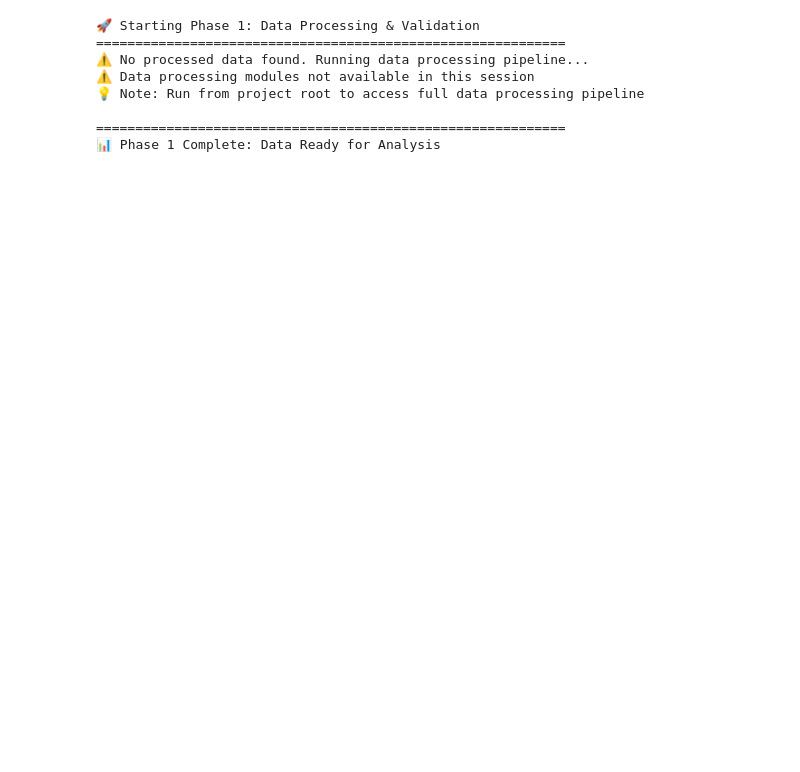
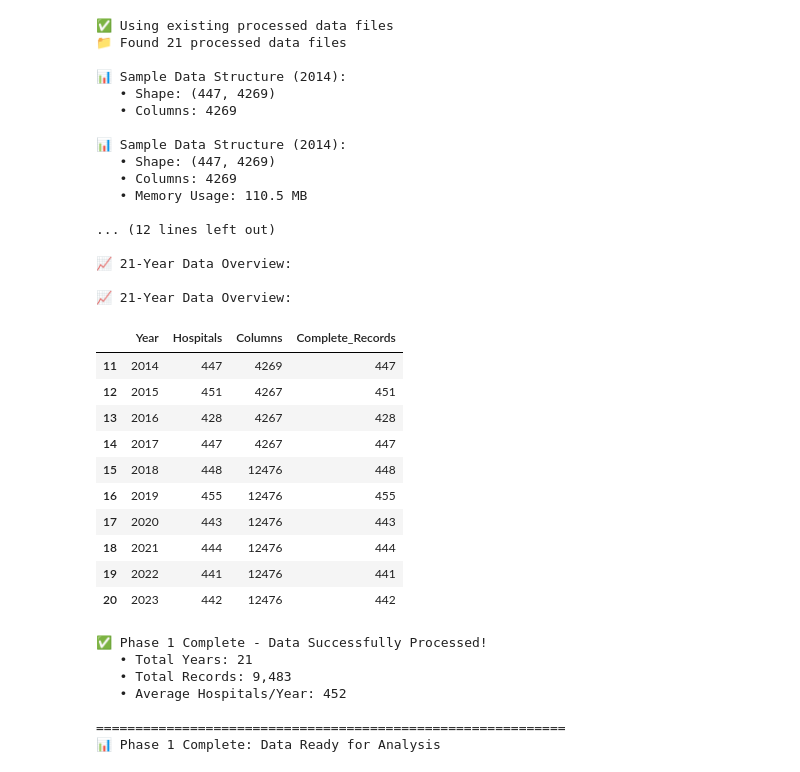
Before and after one commit to esengendo/hospital-financial-intelligence, a Jupyter notebook: notebooks/Hospital_Financial_Intelligence_Presentation.ipynb, the cells around one changed output. Saved outputs shown, nothing was run; the diff lists cells and outputs as text; code cells hidden in the pictures; blank space fills up the shorter version.

```diff
--- a/notebooks/Hospital_Financial_Intelligence_Presentation.ipynb
+++ b/notebooks/Hospital_Financial_Intelligence_Presentation.ipynb
@@ -356,10 +134,10 @@ The following cell demonstrates our enterprise-grade data processing pipeline in
 # %%
 # Phase 1: Data Processing & Validation
-print("🚀 Starting Phase 1: Data Processing & Validation")
-print("=" * 60)
+from pathlib import Path
+import pandas as pd
 
 # Check for processed data - use existing if available
-processed_data_path = Path('./data/processed')
+processed_data_path = project_root / 'data' / 'processed'
 if processed_data_path.exists() and any(processed_data_path.glob('*.parquet')):
     print("✅ Using existing processed data files")
 
@@ -418,7 +196,6 @@ if processed_data_path.exists() and any(processed_data_path.glob('*.parquet')):
         summary_df = pd.DataFrame(all_years_summary)
         print(f"\n📈 21-Year Data Overview:")
         display(summary_df.tail(10))  # Show last 10 years
-
         print(f"\n✅ Phase 1 Complete - Data Successfully Processed!")
         print(f"   • Total Years: {len(processed_files)}")
         print(f"   • Total Records: {summary_df['Hospitals'].sum():,}")
@@ -426,38 +203,65 @@ if processed_data_path.exists() and any(processed_data_path.glob('*.parquet')):
 
 else:
     print("⚠️ No processed data found. Running data processing pipeline...")
 
     # Initialize data processing components with correct class names
     if HospitalDataLoader and HospitalDataPreprocessor:
         try:
-            data_loader = HospitalDataLoader(config.processed_data_dir)
+            data_loader = HospitalDataLoader(processed_data_path)
             preprocessor = HospitalDataPreprocessor(config)
 
             print("📥 Attempting to load existing data...")
             available_years = data_loader.get_available_years()
 
             if available_years:
                 print(f"✅ Found data for years: {available_years}")
                 sample_data = data_loader.load_year_data(available_years[-1])
                 print(f"   • Loaded {len(sample_data)} records for demonstration")
             else:
                 print("⚠️ No processed data files found")
 
         except Exception as e:
             print(f"❌ Data processing failed: {e}")
             print("💡 Note: This demo shows analysis capabilities with existing data")
     else:
         print("⚠️ Data processing modules not available in this session")
         print("💡 Note: Run from project root to access full data processing pipeline")
 
 print("\n" + "=" * 60)
 print("📊 Phase 1 Complete: Data Ready for Analysis")
 # %% [output]
-🚀 Starting Phase 1: Data Processing & Validation
-============================================================
-⚠️ No processed data found. Running data processing pipeline...
-⚠️ Data processing modules not available in this session
-💡 Note: Run from project root to access full data processing pipeline
+✅ Using existing processed data files
+📁 Found 21 processed data files
 
-============================================================
-📊 Phase 1 Complete: Data Ready for Analysis
+📊 Sample Data Structure (2014):
+   • Shape: (447, 4269)
+   • Columns: 4269
+
+📊 Sample Data Structure (2014):
+   • Shape: (447, 4269)
+   • Columns: 4269
+   • Memory Usage: 110.5 MB
+
+... (12 lines left out)
+
+📈 21-Year Data Overview:
+
+📈 21-Year Data Overview:
+|  | Year | Hospitals | Columns | Complete_Records |
+| 11 | 2014 | 447 | 4269 | 447 |
+| 12 | 2015 | 451 | 4267 | 451 |
+| 13 | 2016 | 428 | 4267 | 428 |
+| 14 | 2017 | 447 | 4267 | 447 |
+| 15 | 2018 | 448 | 12476 | 448 |
+| 16 | 2019 | 455 | 12476 | 455 |
+| 17 | 2020 | 443 | 12476 | 443 |
+| 18 | 2021 | 444 | 12476 | 444 |
+| 19 | 2022 | 441 | 12476 | 441 |
+| 20 | 2023 | 442 | 12476 | 442 |
+✅ Phase 1 Complete - Data Successfully Processed!
+   • Total Years: 21
+   • Total Records: 9,483
+   • Average Hospitals/Year: 452
+
+============================================================
+📊 Phase 1 Complete: Data Ready for Analysis
```
Also changed, not shown: parts of 37 cells of this notebook, 4 other files.
